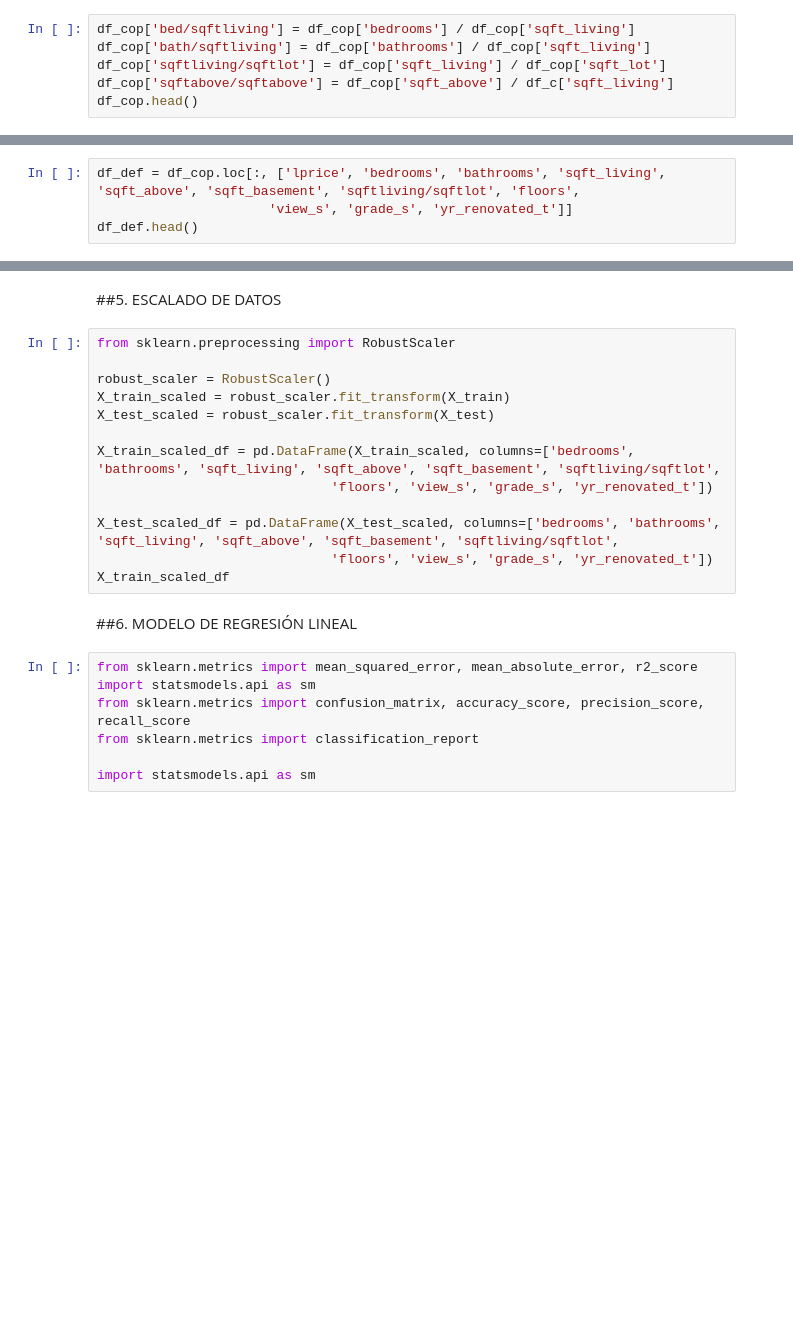
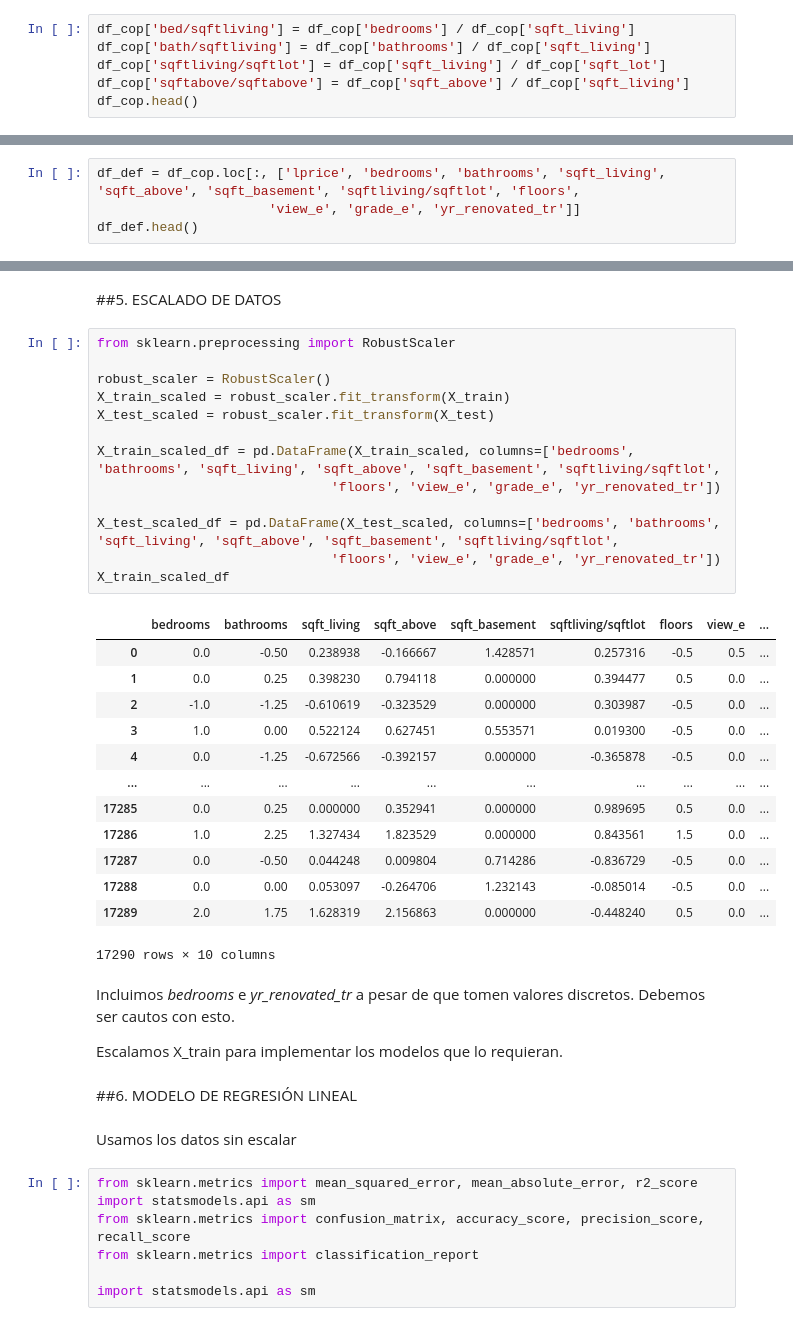
Before and after one commit to sofiacanelag/MLUCM2223, a Jupyter notebook: TRABAJO1.ipynb, the cells around one changed output, grey strips where cells are left out. Saved outputs shown, nothing was run; the diff lists cells and outputs as text; blank space fills up the shorter version.

```diff
--- a/TRABAJO1.ipynb
+++ b/TRABAJO1.ipynb
@@ -315,5 +315,5 @@ Ahora crearemos unas nuevas variables que pueden ser de nuestro interés en func
 df_cop['bed/sqftliving'] = df_cop['bedrooms'] / df_cop['sqft_living']
 df_cop['bath/sqftliving'] = df_cop['bathrooms'] / df_cop['sqft_living']
 df_cop['sqftliving/sqftlot'] = df_cop['sqft_living'] / df_cop['sqft_lot']
-df_cop['sqftabove/sqftabove'] = df_cop['sqft_above'] / df_c['sqft_living']
+df_cop['sqftabove/sqftabove'] = df_cop['sqft_above'] / df_cop['sqft_living']
 df_cop.head()
@@ -354,5 +389,5 @@ Por último suprimimos también *sqft_lot*, pues tiene una correlación muy baja
 El resto las utilizaremos en un principio.
 # %%
 df_def = df_cop.loc[:, ['lprice', 'bedrooms', 'bathrooms', 'sqft_living', 'sqft_above', 'sqft_basement', 'sqftliving/sqftlot', 'floors',
-                      'view_s', 'grade_s', 'yr_renovated_t']]
+                      'view_e', 'grade_e', 'yr_renovated_tr']]
 df_def.head()
@@ -370,18 +426,38 @@ X_train
 # %%
 from sklearn.preprocessing import RobustScaler
 
 robust_scaler = RobustScaler()
 X_train_scaled = robust_scaler.fit_transform(X_train)
 X_test_scaled = robust_scaler.fit_transform(X_test)
 
 X_train_scaled_df = pd.DataFrame(X_train_scaled, columns=['bedrooms', 'bathrooms', 'sqft_living', 'sqft_above', 'sqft_basement', 'sqftliving/sqftlot',
-                              'floors', 'view_s', 'grade_s', 'yr_renovated_t'])
+                              'floors', 'view_e', 'grade_e', 'yr_renovated_tr'])
 
 X_test_scaled_df = pd.DataFrame(X_test_scaled, columns=['bedrooms', 'bathrooms', 'sqft_living', 'sqft_above', 'sqft_basement', 'sqftliving/sqftlot',
-                              'floors', 'view_s', 'grade_s', 'yr_renovated_t'])
+                              'floors', 'view_e', 'grade_e', 'yr_renovated_tr'])
 X_train_scaled_df
+# %% [output]
+|  | bedrooms | bathrooms | sqft_living | sqft_above | sqft_basement | sqftliving/sqftlot | floors | view_e | ... |
+| 0 | 0.0 | -0.50 | 0.238938 | -0.166667 | 1.428571 | 0.257316 | -0.5 | 0.5 | ... |
+| 1 | 0.0 | 0.25 | 0.398230 | 0.794118 | 0.000000 | 0.394477 | 0.5 | 0.0 | ... |
+| 2 | -1.0 | -1.25 | -0.610619 | -0.323529 | 0.000000 | 0.303987 | -0.5 | 0.0 | ... |
+| 3 | 1.0 | 0.00 | 0.522124 | 0.627451 | 0.553571 | 0.019300 | -0.5 | 0.0 | ... |
+| 4 | 0.0 | -1.25 | -0.672566 | -0.392157 | 0.000000 | -0.365878 | -0.5 | 0.0 | ... |
+| ... | ... | ... | ... | ... | ... | ... | ... | ... | ... |
+| 17285 | 0.0 | 0.25 | 0.000000 | 0.352941 | 0.000000 | 0.989695 | 0.5 | 0.0 | ... |
+| 17286 | 1.0 | 2.25 | 1.327434 | 1.823529 | 0.000000 | 0.843561 | 1.5 | 0.0 | ... |
+| 17287 | 0.0 | -0.50 | 0.044248 | 0.009804 | 0.714286 | -0.836729 | -0.5 | 0.0 | ... |
+| 17288 | 0.0 | 0.00 | 0.053097 | -0.264706 | 1.232143 | -0.085014 | -0.5 | 0.0 | ... |
+| 17289 | 2.0 | 1.75 | 1.628319 | 2.156863 | 0.000000 | -0.448240 | 0.5 | 0.0 | ... |
+17290 rows × 10 columns
+# %% [markdown]
+Incluimos *bedrooms* e *yr_renovated_tr* a pesar de que tomen valores discretos. Debemos ser cautos con esto.
+
+Escalamos X_train para implementar los modelos que lo requieran.
 # %% [markdown]
 ##6. MODELO DE REGRESIÓN LINEAL
+# %% [markdown]
+Usamos los datos sin escalar
 # %%
 from sklearn.metrics import mean_squared_error, mean_absolute_error, r2_score
 import statsmodels.api as sm
```
Also changed, not shown: parts of 47 cells of this notebook.
